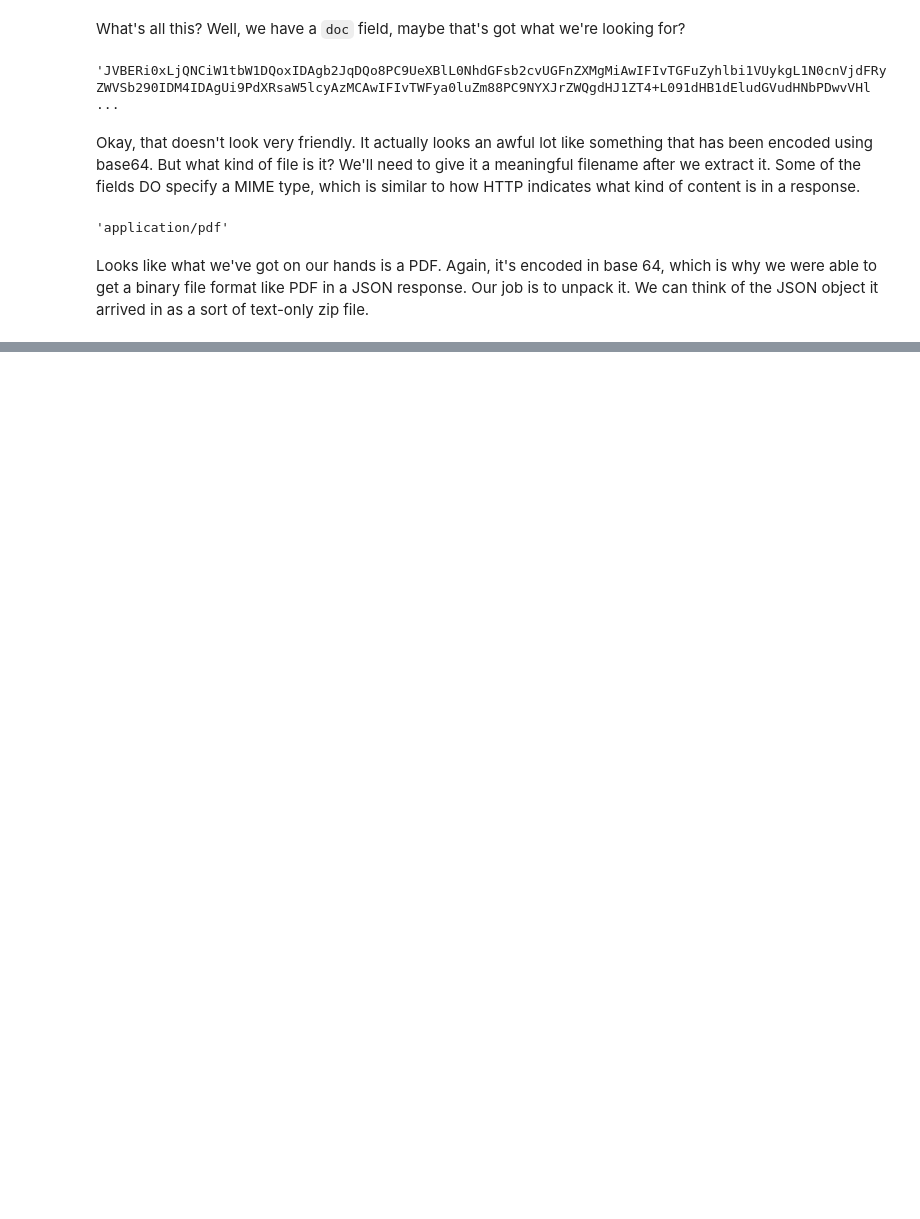
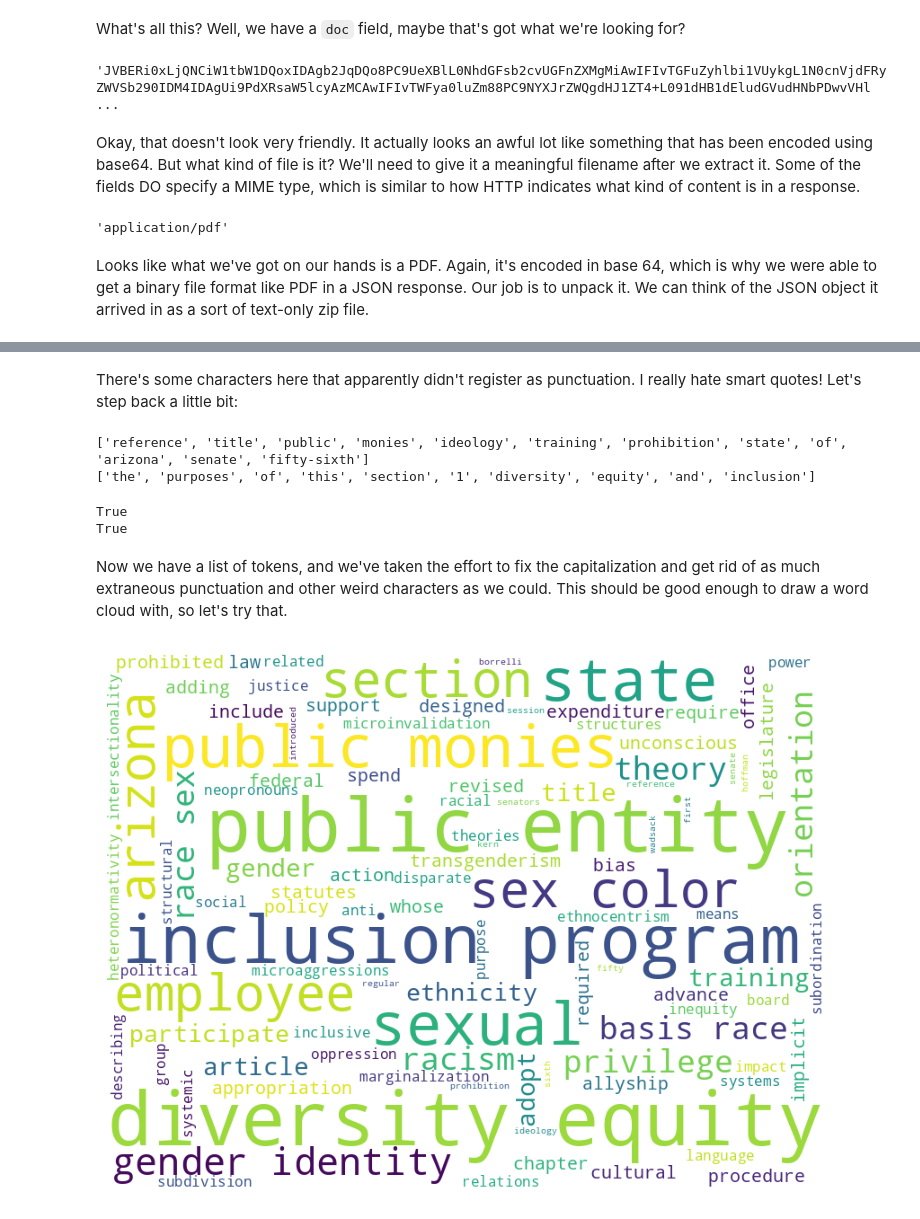
Before and after one commit to amy-langley/tracking-trans-hate-bills, a Jupyter notebook: literate.ipynb, the cells around one changed output, grey strips where cells are left out. Saved outputs shown, nothing was run; the diff lists cells and outputs as text; code cells hidden in the pictures; blank space fills up the shorter version.

```diff
--- a/literate.ipynb
+++ b/literate.ipynb
@@ -256,0 +351,69 @@ Well, that code didn't crash. Let's open up the PDF and see what we've got! Drum
+# %% [markdown]
+There's some characters here that apparently didn't register as punctuation. I really hate smart quotes! Let's step back a little bit:
+# %%
+text_contents = (
+    text_contents
+        .replace('—', '-')
+        .replace('“', '"')
+        .replace('”', '"')
+        .replace('’', '\'')
+        .replace('`', '\'')
+)
+
+raw_tokens = [token for token in [
+    token.lower().strip(punctuation)
+    for token
+    in word_tokenize(text_contents)
+    if token not in punctuation
+] if token]
+
+print(raw_tokens[0:12])
+print(raw_tokens[395:405])
+# %% [output]
+['reference', 'title', 'public', 'monies', 'ideology', 'training', 'prohibition', 'state', 'of', 'arizona', 'senate', 'fifty-sixth']
+['the', 'purposes', 'of', 'this', 'section', '1', 'diversity', 'equity', 'and', 'inclusion']
+# %%
+print('employ' in raw_tokens)
+print('employing' in raw_tokens)
+# %% [output]
+True
+True
+# %% [markdown]
+Now we have a list of tokens, and we've taken the effort to fix the capitalization and get rid of as much extraneous punctuation and other weird characters as we could. This should be good enough to draw a word cloud with, so let's try that.
+# %%
+import matplotlib.pyplot as plt
+from wordcloud import WordCloud, STOPWORDS
+
+def plot_cloud(wordcloud):
+    # Set figure size
+    plt.figure(figsize=(14, 7))
+    # Display image
+    plt.imshow(wordcloud)
+    # No axis details
+    plt.axis("off")
+
+# Generate word cloud
+wordcloud = WordCloud(
+    width=800,
+    height=600,
+    random_state=2,
+    background_color='white',
+    colormap='viridis',
+    collocations=True,
+    collocation_threshold=30,
+    stopwords=STOPWORDS,
+    max_words=100,
+    min_word_length=3,
+    max_font_size=100,
+    min_font_size=10,
+    relative_scaling=0.8,
+    prefer_horizontal=0.7,
+)
+
+wordcloud_plot = wordcloud.generate(' '.join(raw_tokens))
+
+# Plot
+wordcloud_plot.to_file('cloud.png')
+plot_cloud(wordcloud_plot)
+# %% [output]
+[figure, added]
```
Also changed, not shown: parts of 10 cells of this notebook, 4 other files.
